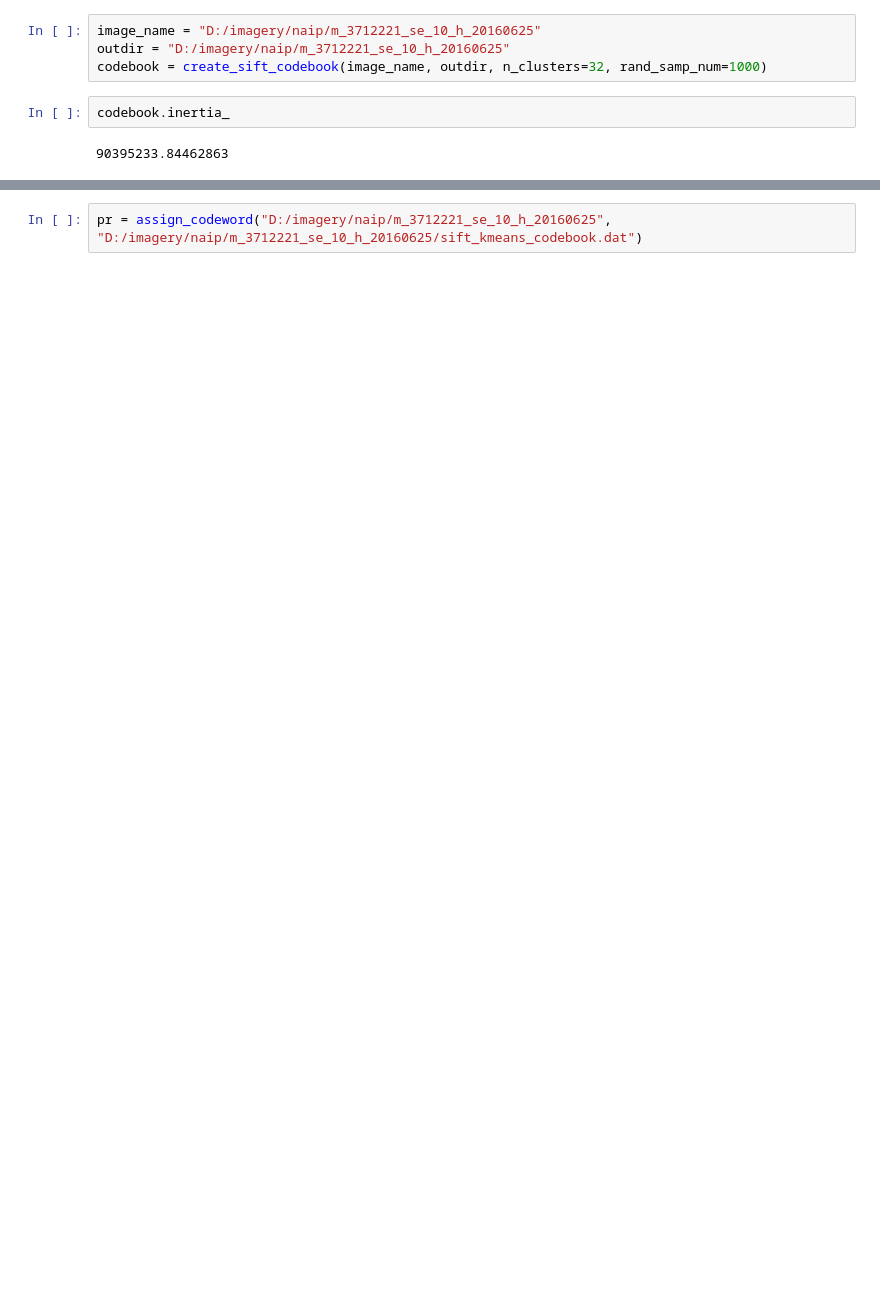
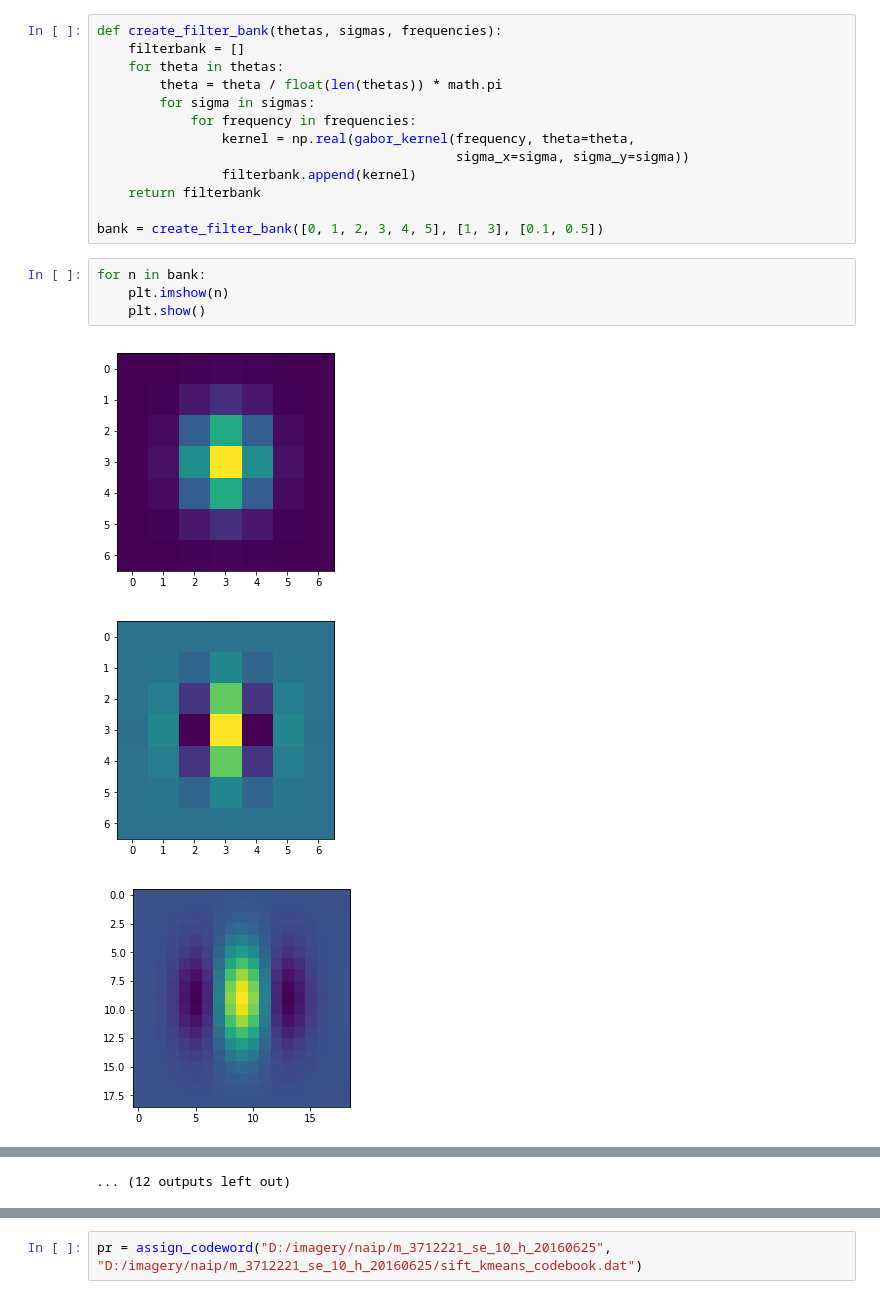
Before and after one commit to jwarndt/nmapy, a Jupyter notebook: nmapy/features_sandbox.ipynb, the cells around one changed output, grey strips where cells are left out. Cells and saved outputs as stored; diff of their text form; blank space fills up the shorter version.

```diff
--- a/nmapy/features_sandbox.ipynb
+++ b/nmapy/features_sandbox.ipynb
@@ -103,8 +19,21 @@ def assign_codeword(siftdat_dir, codebook_file):
-# %%
-image_name = "D:/imagery/naip/m_3712221_se_10_h_20160625"
-outdir = "D:/imagery/naip/m_3712221_se_10_h_20160625"
-codebook = create_sift_codebook(image_name, outdir, n_clusters=32, rand_samp_num=1000)
-# %%
-codebook.inertia_
-# %% [output]
-90395233.84462863
+# %%
+def create_filter_bank(thetas, sigmas, frequencies):
+    filterbank = []
+    for theta in thetas:
+        theta = theta / float(len(thetas)) * math.pi
+        for sigma in sigmas:
+            for frequency in frequencies:
+                kernel = np.real(gabor_kernel(frequency, theta=theta,
+                                              sigma_x=sigma, sigma_y=sigma))
+                filterbank.append(kernel)
+    return filterbank
+
+bank = create_filter_bank([0, 1, 2, 3, 4, 5], [1, 3], [0.1, 0.5])
+# %%
+for n in bank:
+    plt.imshow(n)
+    plt.show()
+# %% [output]
+[figure, added]
+[figure, added]
+[figure, added]
@@ -110,0 +49 @@ codebook.inertia_
+... (12 outputs left out)
```
Also changed, not shown: parts of 7 cells of this notebook, 6 other files.
